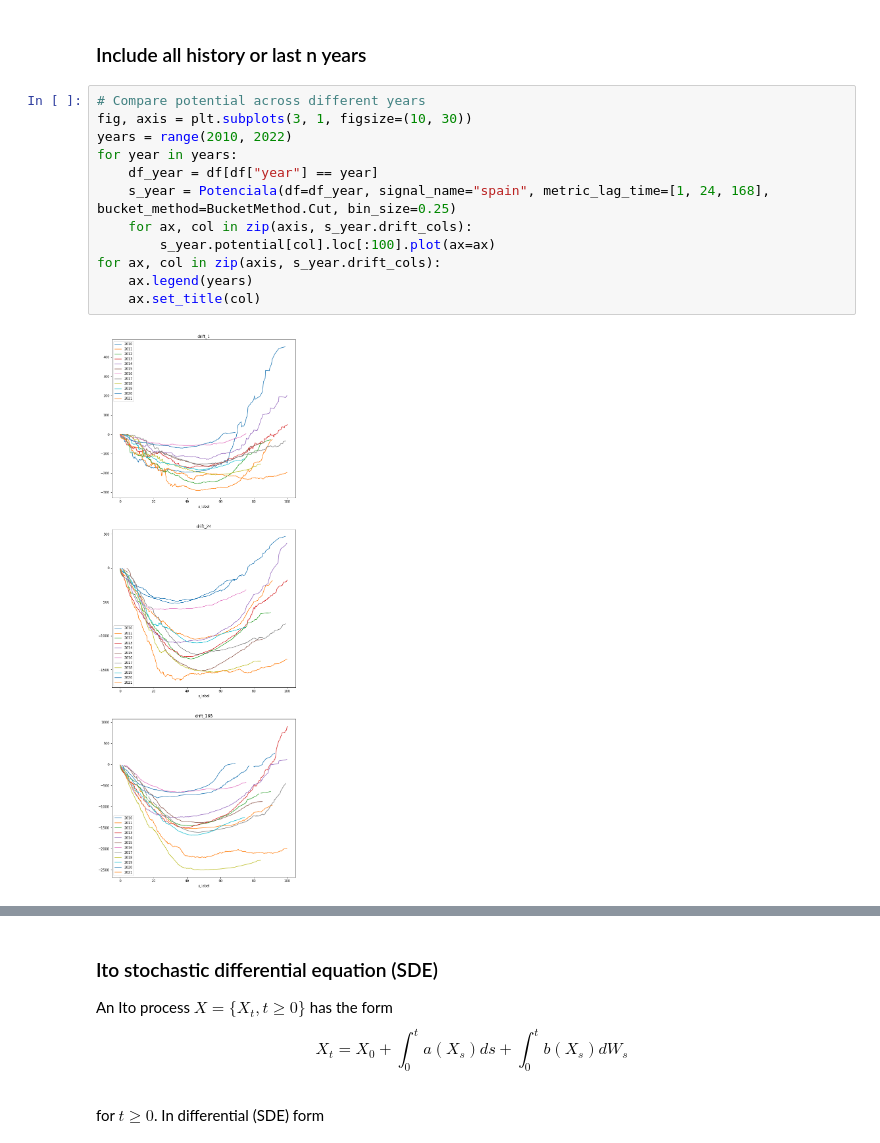
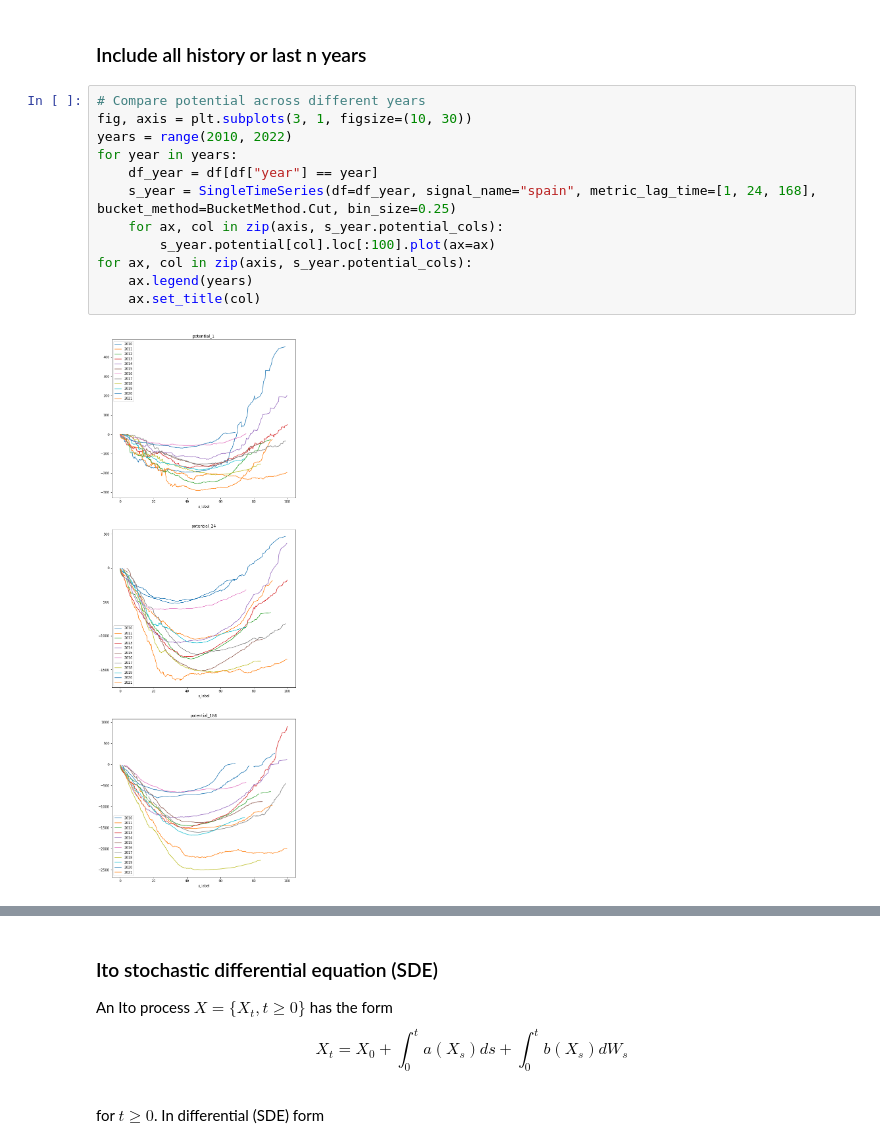
Before and after one commit to NonoMalpi/electricity, a Jupyter notebook: notebooks/Potenciala.ipynb, the cells around one changed output, grey strips where cells are left out. Cells and saved outputs as stored; diff of their text form.

Commit message:
refact: Add base class and define SingleTimeSeries and VectorTimeSeries classes

```diff
--- a/notebooks/Potenciala.ipynb
+++ b/notebooks/Potenciala.ipynb
@@ -41,17 +42,17 @@ plt.show()
 # %%
 # Compare potential across different years
 fig, axis = plt.subplots(3, 1, figsize=(10, 30))
 years = range(2010, 2022)
 for year in years:
     df_year = df[df["year"] == year]
-    s_year = Potenciala(df=df_year, signal_name="spain", metric_lag_time=[1, 24, 168], bucket_method=BucketMethod.Cut, bin_size=0.25)
-    for ax, col in zip(axis, s_year.drift_cols):
+    s_year = SingleTimeSeries(df=df_year, signal_name="spain", metric_lag_time=[1, 24, 168], bucket_method=BucketMethod.Cut, bin_size=0.25)
+    for ax, col in zip(axis, s_year.potential_cols):
         s_year.potential[col].loc[:100].plot(ax=ax)
-for ax, col in zip(axis, s_year.drift_cols):
+for ax, col in zip(axis, s_year.potential_cols):
     ax.legend(years)
     ax.set_title(col)
 # %% [output]
-[figure, old version]
+[figure, new version]
 # %%
 # Compare potential across different years with minimum
 fig, axis = plt.subplots(3, 1, figsize=(10, 30))
```
Also changed, not shown: parts of 15 cells of this notebook, 3 other files.
